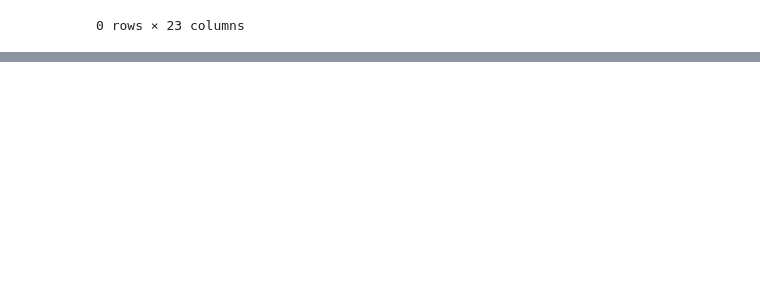
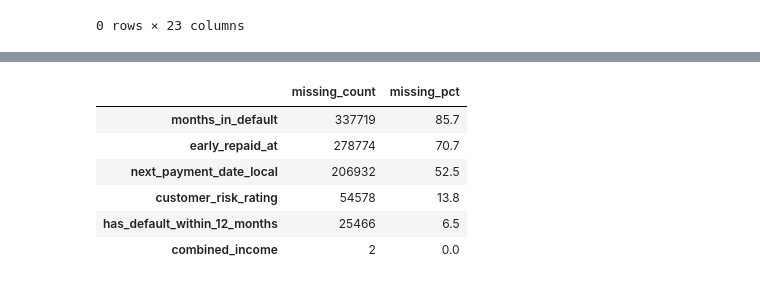
Before and after one commit to chinmang3-ui/Capstone-Bondora-Project, a Jupyter notebook: Cleaning_and_Analyzing/analysis.ipynb, the cells around one changed output, grey strips where cells are left out. Cells and saved outputs as stored; diff of their text form; code cells hidden in the pictures; blank space fills up the shorter version.

```diff
--- a/Cleaning_and_Analyzing/analysis.ipynb
+++ b/Cleaning_and_Analyzing/analysis.ipynb
@@ -506,0 +712,10 @@ df[df["principal_debt"].isna()]
+# %%
+# Remove cancelled loans (never ran, cannot default)
+before = len(df)
+df = df[df["loan_status_risk"] != "Cancelled"].copy()
+df["loan_status_risk"] = df["loan_status_risk"].cat.remove_unused_categories()
+
+print("Removed:", before - len(df))                                     # 16,784
+print("Rows now:", len(df))                                             # 394,083
+print("Missing months_on_book:", df["months_on_book"].isna().sum())     # 0
+print("Default rate:", round(df["default_flag"].mean() * 100, 1), "%")  # 14.3%
@@ -506,0 +733,14 @@ df[df["principal_debt"].isna()]
+# %%
+missing = pd.DataFrame({
+    "missing_count": df.isna().sum(),
+    "missing_pct": (df.isna().mean() * 100).round(1)
+})
+missing[missing["missing_count"] > 0].sort_values("missing_pct", ascending=False)
+# %% [output]
+|  | missing_count | missing_pct |
+| months_in_default | 337719 | 85.7 |
+| early_repaid_at | 278774 | 70.7 |
+| next_payment_date_local | 206932 | 52.5 |
+| customer_risk_rating | 54578 | 13.8 |
+| has_default_within_12_months | 25466 | 6.5 |
+| combined_income | 2 | 0.0 |
```
Also changed, not shown: parts of 41 cells of this notebook, 2 other files.
